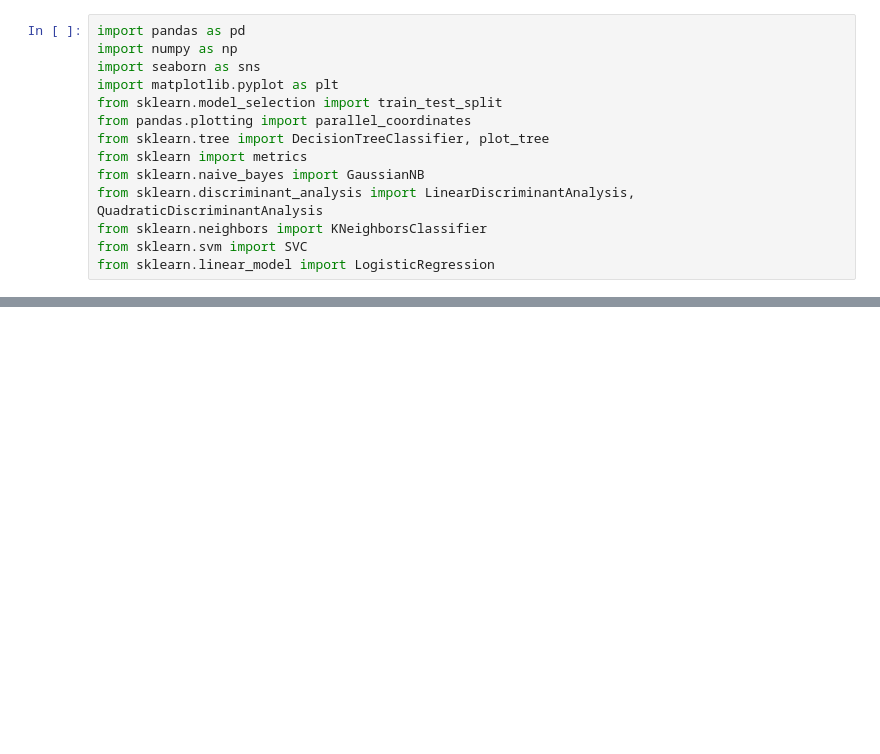
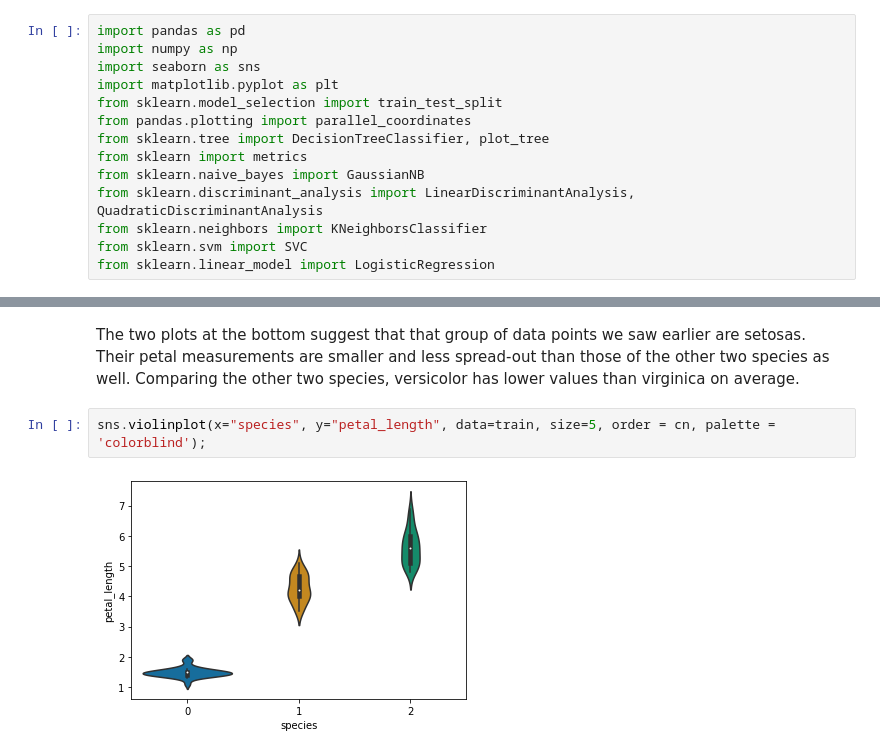
Before and after one commit to gauravpks/ml-repo, a Jupyter notebook: Part 3 - Classification/Classification.ipynb, the cells around one changed output, grey strips where cells are left out. Drawn from its saved outputs; the diff is of its cells as text; blank space fills up the shorter version.

```diff
--- a/Part 3 - Classification/Classification.ipynb
+++ b/Part 3 - Classification/Classification.ipynb
@@ -20,0 +124,6 @@ from sklearn.linear_model import LogisticRegression
+# %% [markdown]
+The two plots at the bottom suggest that that group of data points we saw earlier are setosas. Their petal measurements are smaller and less spread-out than those of the other two species as well. Comparing the other two species, versicolor has lower values than virginica on average.
+# %%
+sns.violinplot(x="species", y="petal_length", data=train, size=5, order = cn, palette = 'colorblind');
+# %% [output]
+[figure, added]
```
Also changed, not shown: parts of 32 cells of this notebook.
